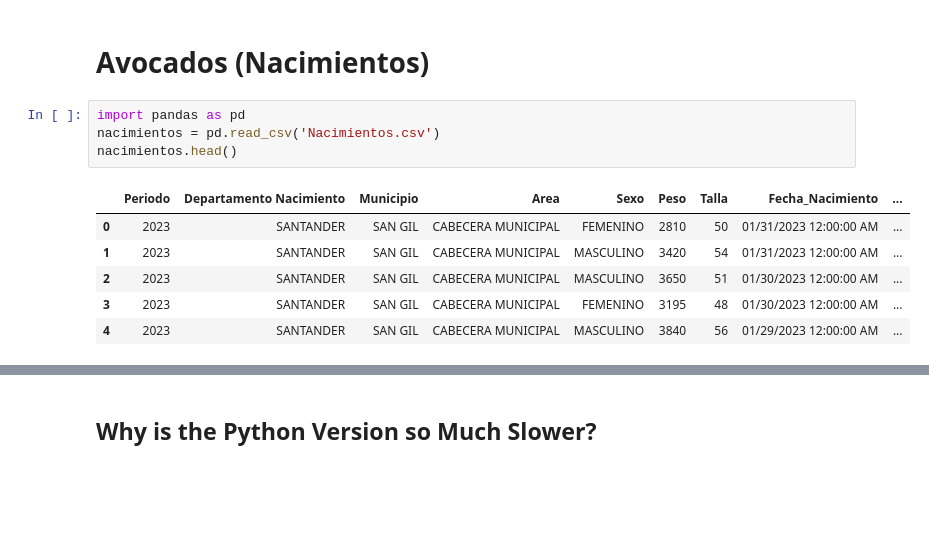
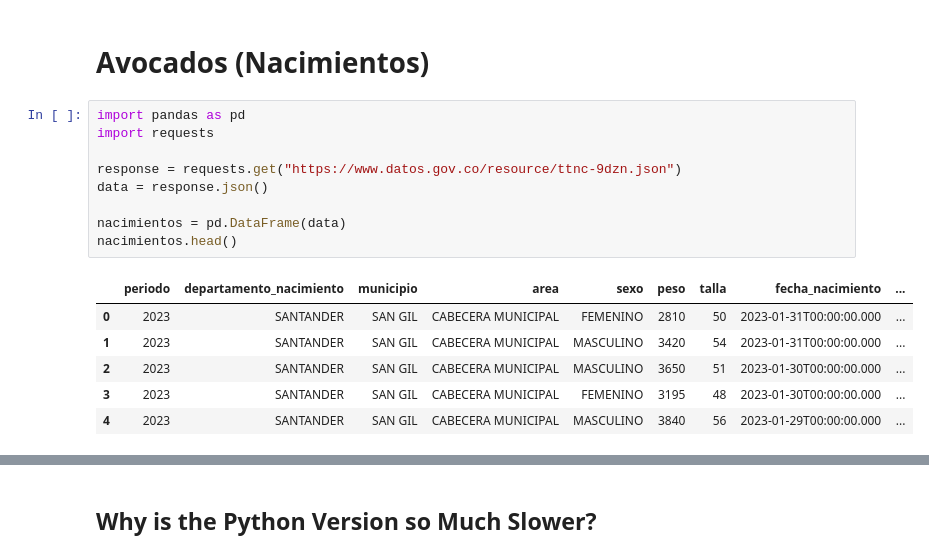
Before and after one commit to isilvao/MetNumUN2024I, a Jupyter notebook: Lab2/isilvao_Lab2.ipynb, the cells around one changed output, grey strips where cells are left out. Saved outputs shown, nothing was run; the diff lists cells and outputs as text; blank space fills up the shorter version.

```diff
--- a/Lab2/isilvao_Lab2.ipynb
+++ b/Lab2/isilvao_Lab2.ipynb
@@ -1019,14 +1019,19 @@ dataFrame_exec_time
 | 7 | JavaScript | 0.197508 | 24.147594 |
 # %% [markdown]
 # Avocados (Nacimientos)
-# %%
-import pandas as pd
-nacimientos = pd.read_csv('Nacimientos.csv')
-nacimientos.head()
-# %% [output]
-|  | Periodo | Departamento Nacimiento | Municipio | Area | Sexo | Peso | Talla | Fecha_Nacimiento | ... |
-| 0 | 2023 | SANTANDER | SAN GIL | CABECERA MUNICIPAL | FEMENINO | 2810 | 50 | 01/31/2023 12:00:00 AM | ... |
-| 1 | 2023 | SANTANDER | SAN GIL | CABECERA MUNICIPAL | MASCULINO | 3420 | 54 | 01/31/2023 12:00:00 AM | ... |
-| 2 | 2023 | SANTANDER | SAN GIL | CABECERA MUNICIPAL | MASCULINO | 3650 | 51 | 01/30/2023 12:00:00 AM | ... |
-| 3 | 2023 | SANTANDER | SAN GIL | CABECERA MUNICIPAL | FEMENINO | 3195 | 48 | 01/30/2023 12:00:00 AM | ... |
-| 4 | 2023 | SANTANDER | SAN GIL | CABECERA MUNICIPAL | MASCULINO | 3840 | 56 | 01/29/2023 12:00:00 AM | ... |
+# %%
+import pandas as pd
+import requests
+
+response = requests.get("https://www.datos.gov.co/resource/ttnc-9dzn.json")
+data = response.json()
+
+nacimientos = pd.DataFrame(data)
+nacimientos.head()
+# %% [output]
+|  | periodo | departamento_nacimiento | municipio | area | sexo | peso | talla | fecha_nacimiento | ... |
+| 0 | 2023 | SANTANDER | SAN GIL | CABECERA MUNICIPAL | FEMENINO | 2810 | 50 | 2023-01-31T00:00:00.000 | ... |
+| 1 | 2023 | SANTANDER | SAN GIL | CABECERA MUNICIPAL | MASCULINO | 3420 | 54 | 2023-01-31T00:00:00.000 | ... |
+| 2 | 2023 | SANTANDER | SAN GIL | CABECERA MUNICIPAL | MASCULINO | 3650 | 51 | 2023-01-30T00:00:00.000 | ... |
+| 3 | 2023 | SANTANDER | SAN GIL | CABECERA MUNICIPAL | FEMENINO | 3195 | 48 | 2023-01-30T00:00:00.000 | ... |
+| 4 | 2023 | SANTANDER | SAN GIL | CABECERA MUNICIPAL | MASCULINO | 3840 | 56 | 2023-01-29T00:00:00.000 | ... |
```
Also changed, not shown: parts of 2 cells of this notebook.
